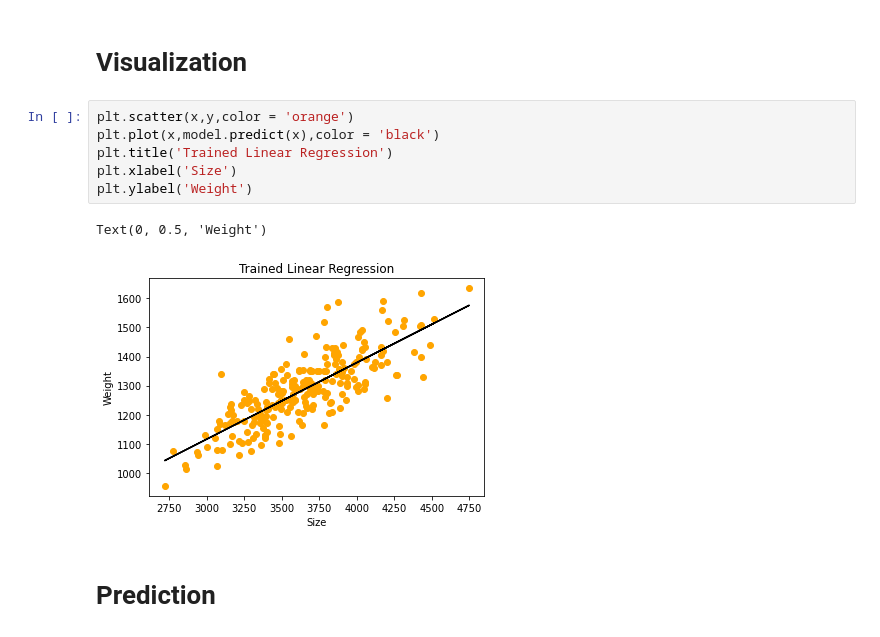
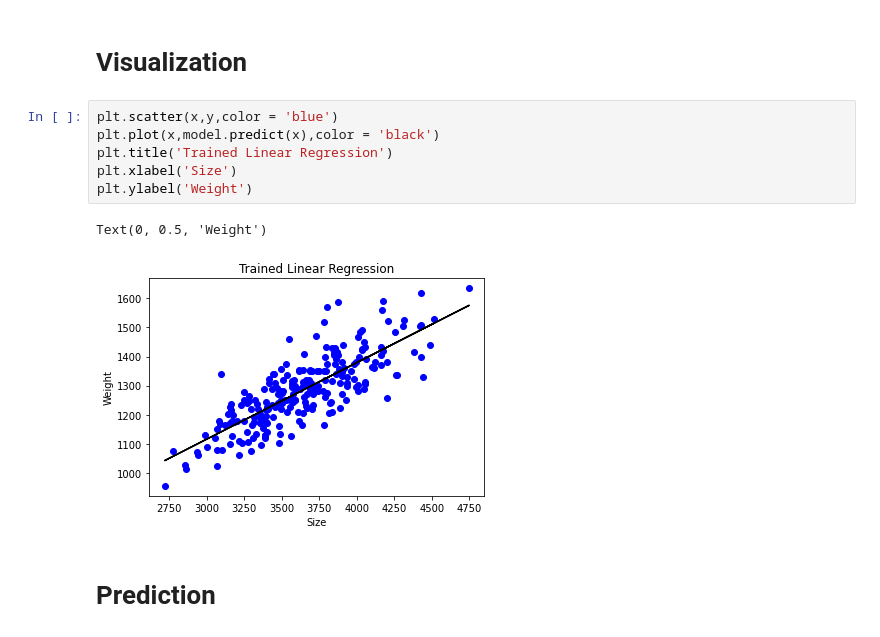
Before and after one commit to amazingashis/Blog, a Jupyter notebook: Simple_Linear_Regression_Blog_6.ipynb, the cells around one changed output. Saved outputs shown, nothing was run; the diff lists cells and outputs as text.

```diff
--- a/Simple_Linear_Regression_Blog_6.ipynb
+++ b/Simple_Linear_Regression_Blog_6.ipynb
@@ -76,14 +76,14 @@ R squared value          0.639311719957
 # %% [markdown]
 # **Visualization**
 # %%
-plt.scatter(x,y,color = 'orange')
+plt.scatter(x,y,color = 'blue')
 plt.plot(x,model.predict(x),color = 'black')
 plt.title('Trained Linear Regression')
 plt.xlabel('Size')
 plt.ylabel('Weight')
 # %% [output]
 Text(0, 0.5, 'Weight')
-[figure, old version]
+[figure, new version]
 # %% [markdown]
 # **Prediction**
 # %%
```
